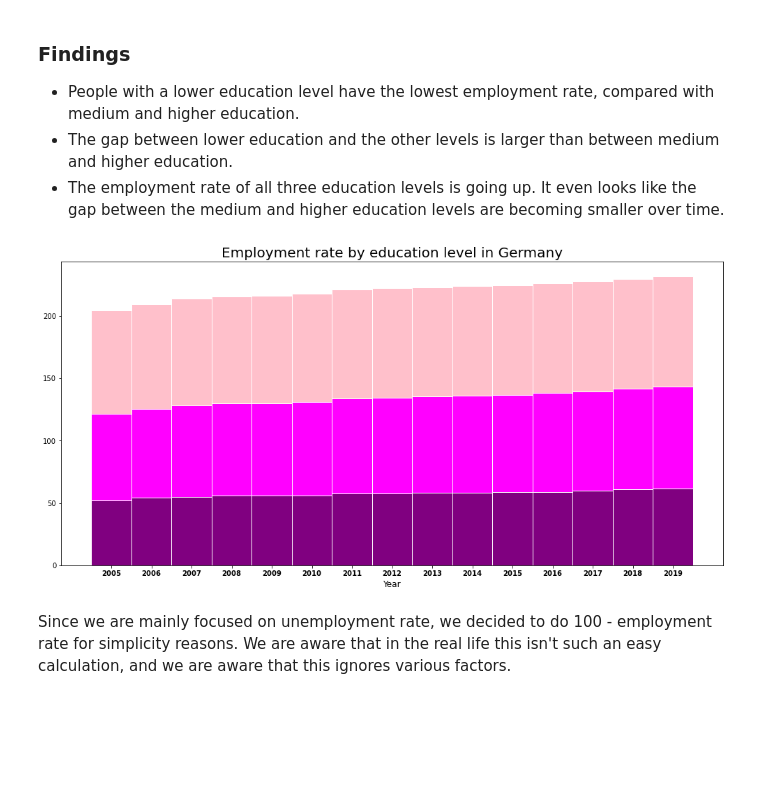
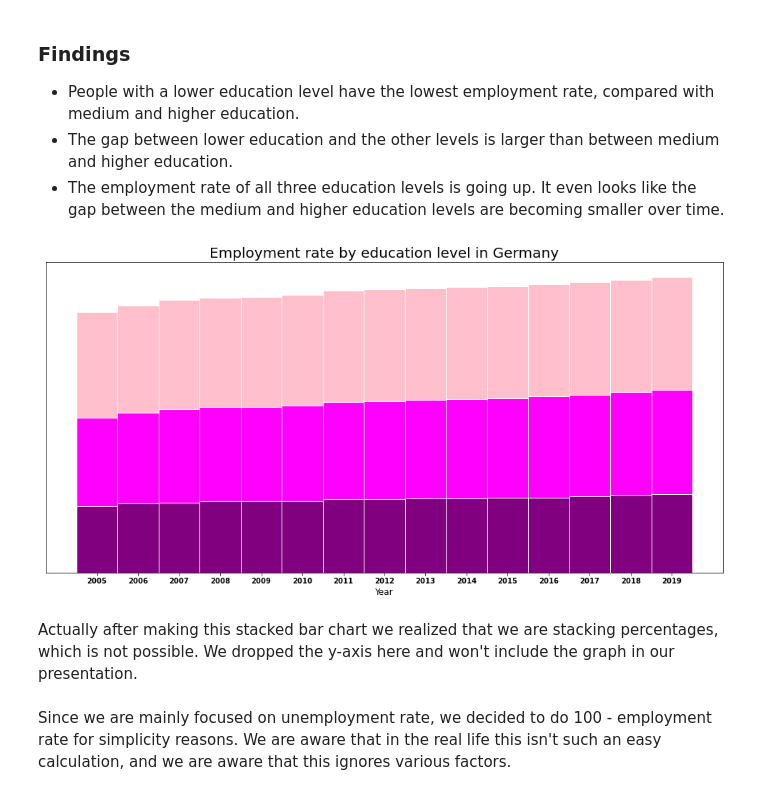
Before and after one commit to Malonk/unemployment_stats, a Jupyter notebook: notebooks/education_employment_rate_germany.ipynb, the cells around one changed output. Drawn from its saved outputs; the diff is of its cells as text; code cells hidden in the pictures; blank space fills up the shorter version.

```diff
--- a/notebooks/education_employment_rate_germany.ipynb
+++ b/notebooks/education_employment_rate_germany.ipynb
@@ -194,34 +198,40 @@ fig, ax = plt.subplots(figsize=(17,8))
 bars1 = df_germany["ED0-2"]
 bars2 = df_germany["ED3_4"]
 bars3 = df_germany["ED5-8"]
 
 # Heights of bars1 + bars2
 bars = np.add(bars1, bars2).tolist()
 
 # The position of the bars on the x-axis
 r = [0,1,2,3,4,5,6,7,8,9,10,11,12,13,14]
 
 # Names of group and bar width
 names = ['2005','2006','2007','2008','2009', '2010', '2011',
          '2012', '2013', '2014', '2015', '2016', '2017', '2018', '2019']
 barWidth = 1
 
 plt.title("Employment rate by education level in Germany", fontsize=20)
 # Create brown bars
 plt.bar(r, bars1, color='purple', edgecolor='white', width=barWidth)
 # Create bars (middle), on top of the firs ones
 plt.bar(r, bars2, bottom=bars1, color='magenta', edgecolor='white', width=barWidth)
 # Create bars (top)
 plt.bar(r, bars3, bottom=bars, color='pink', edgecolor='white', width=barWidth)
 
 # Custom X axis
 plt.xticks(r, names, fontweight='bold')
 plt.xlabel("Year",fontsize=12)
 
+# Drop y axis
+plt.ylabel("")
+plt.yticks([])
+
 # Show graphic
 plt.show()
 # %% [output]
-[figure, old version]
+[figure, new version]
+# %% [markdown]
+Actually after making this stacked bar chart we realized that we are stacking percentages, which is not possible. We dropped the y-axis here and won't include the graph in our presentation.
 # %% [markdown]
 Since we are mainly focused on unemployment rate, we decided to do 100 - employment rate for simplicity reasons. We are aware that in the real life this isn't such an easy calculation, and we are aware that this ignores various factors.
 # %%
```
Also changed, not shown: parts of 6 cells of this notebook, 2 other files.
